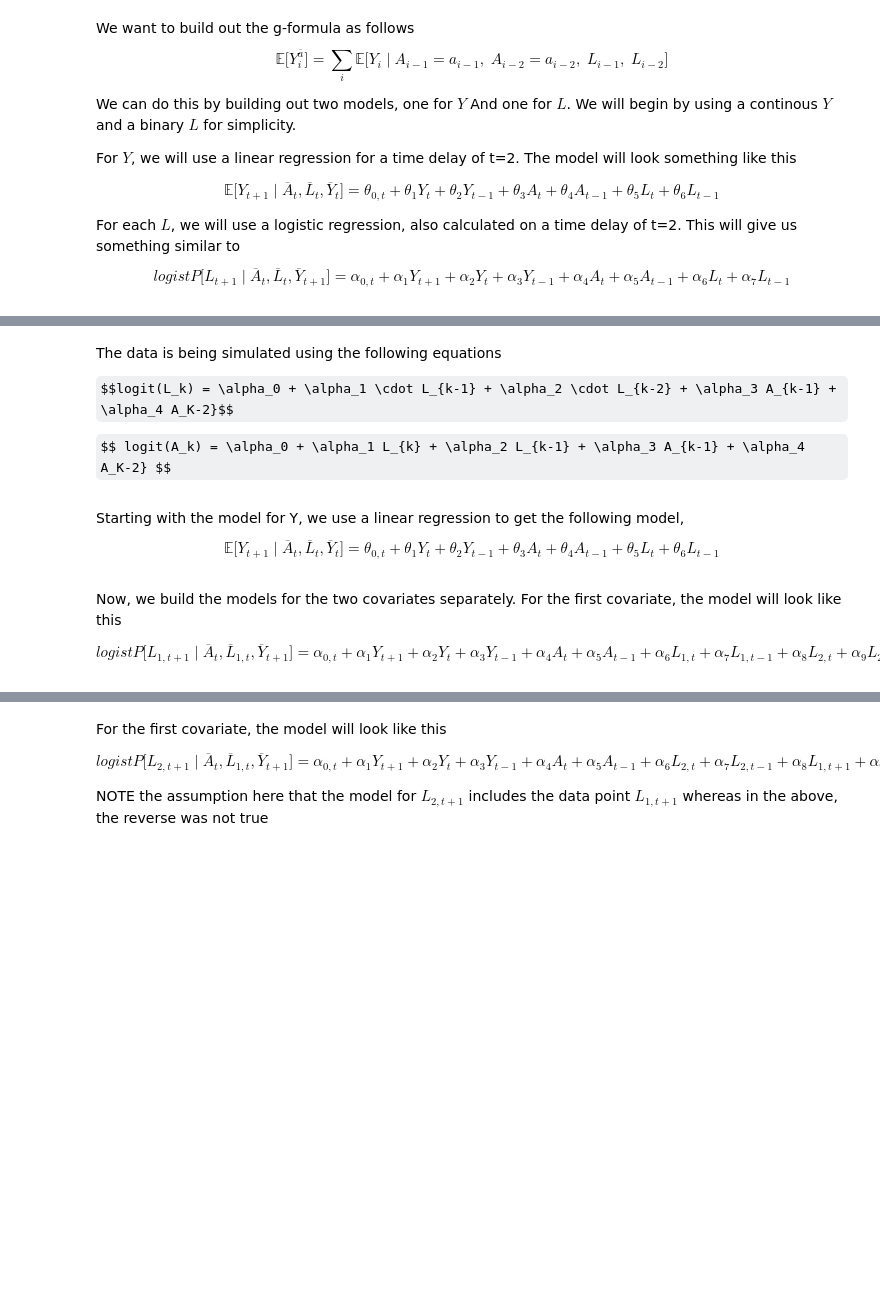
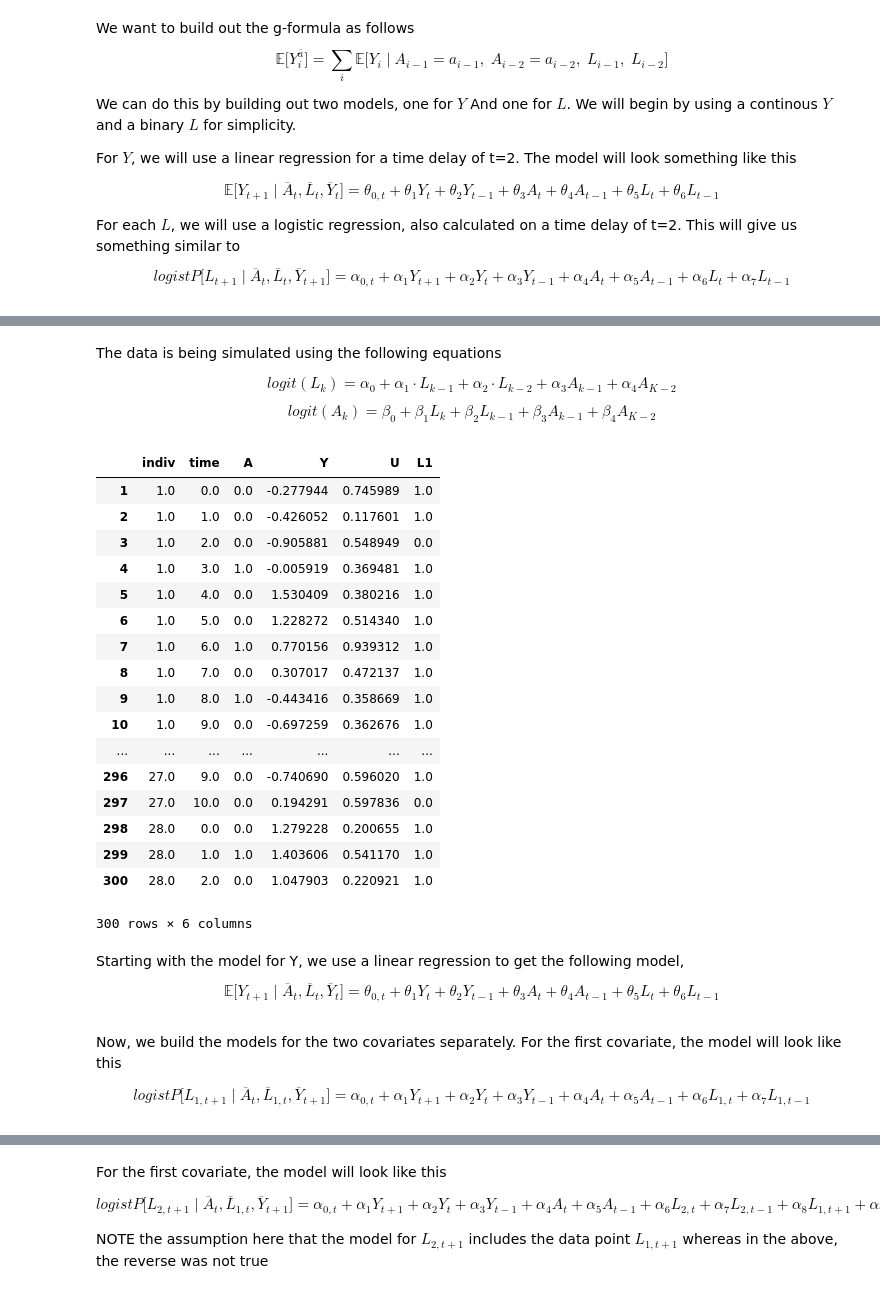
Before and after one commit to morganfb/Thesis, a Jupyter notebook: Second Iteration.ipynb, the cells around one changed output, grey strips where cells are left out. Cells and saved outputs as stored; diff of their text form; code cells hidden in the pictures; some formulas as TeX source; blank space fills up the shorter version.

```diff
--- a/Second Iteration.ipynb
+++ b/Second Iteration.ipynb
@@ -38,44 +38,49 @@ import statsmodels.formula.api as smf
 # %% [markdown]
 The data is being simulated using the following equations
 
-$$logit(L_k) = \alpha_0 + \alpha_1 \cdot L_{k-1} + \alpha_2 \cdot L_{k-2} + \alpha_3 A_{k-1} + \alpha_4 A_K-2}$$
+$$logit(L_k) = \alpha_0 + \alpha_1 \cdot L_{k-1} + \alpha_2 \cdot L_{k-2} + \alpha_3 A_{k-1} + \alpha_4 A_{K-2}$$
 
 
-$$ logit(A_k) = \alpha_0 + \alpha_1 L_{k} + \alpha_2 L_{k-1} + \alpha_3 A_{k-1} + \alpha_4 A_K-2} $$
+$$ logit(A_k) = \beta_0 + \beta_1 L_{k} + \beta_2 L_{k-1} + \beta_3 A_{k-1} + \beta_4 A_{K-2} $$
 # %%
 ## establishing constants
 indiv = 100   ## number of individuals in study
 # p1 = 0.75   ## probability of having covariate trait 1
 # p2 = 0.75  ## probability of having covariate trait 2
 # pA = 0.5   ## probability of receiving treatment
-alpha_0 = 2
-alpha_1 = 0.75
-alpha_2 = 2.5
-alpha_3 = -3.33
-alpha_4 = 1.72
 
-beta_0 = 6
-beta_1 = 2.6
-beta_2 = 0.3
-beta_3 = 1.5
-beta_4 = -3.9
 
 time = 10 ## number of time points being considered
-# t_delay = 2 ## number of time delays included in model
+t_delay = 2 ## number of time delays included in model
 
 ## building out simulated data
 columns = ["indiv", "time", "A", "Y", "U", "L1"]
 ## columns = ["indiv", "time", "A", "Y", "U", "L1", "L2"]
 df = pd.DataFrame(columns = columns)
+coefficient_df = pd.DataFrame(columns = ["indiv", "alpha_0", "alpha_1", "alpha_2", "alpha_3", "alpha_4", "beta_0", "beta_1", "beta_2", "beta_3", "beta_4"])
 df.head()
 
 for ii in range(1,indiv+1):
 
-    ## creating an unobserved variable that affects covariates
-    U = np.random.uniform(low = 0.1, high = 1)
+    alpha_0 = np.random.uniform(low = -1, high = 1)
+    alpha_1 = np.random.uniform(low = -1, high = 1)
+    alpha_2 = np.random.uniform(low = -1, high = 1)
+    alpha_3 = np.random.uniform(low = -1, high = 1)
+    alpha_4 = np.random.uniform(low = -1, high = 1)
 
+    beta_0 = np.random.uniform(low = -1, high = 1)
+    beta_1 = np.random.uniform(low = -1, high = 1)
+    beta_2 = np.random.uniform(low = -1, high = 1)
+    beta_3 = np.random.uniform(low = -1, high = 1)
+    beta_4 = np.random.uniform(low = -1, high = 1)
+
+    coefficient_df.loc[len(coefficient_df)+1] = [ii, alpha_0, alpha_1, alpha_2, alpha_3, alpha_4, beta_0, beta_1, beta_2, beta_3, beta_4, ]
 
     for jj in range(0, time+1):
+
+        ## creating an unobserved variable that affects covariates
+        U = np.random.uniform(low = 0.1, high = 1)
+
         if jj == 0:
             x_L = alpha_0 + U
             L1 = np.random.binomial(n=1, p = np.exp(x_L)/(1+np.exp(x_L)))
@@ -103,6 +108,27 @@ for ii in range(1,indiv+1):
         ## df.loc[len(df)+1] = [ii, jj, A, Y, U, L1, L2]
         df.loc[len(df)+1] = [ii, jj, A, Y, U, L1]
 # df.head(200)
+# %%
+df.head(300)
+# %% [output]
+|  | indiv | time | A | Y | U | L1 |
+| 1 | 1.0 | 0.0 | 0.0 | -0.277944 | 0.745989 | 1.0 |
+| 2 | 1.0 | 1.0 | 0.0 | -0.426052 | 0.117601 | 1.0 |
+| 3 | 1.0 | 2.0 | 0.0 | -0.905881 | 0.548949 | 0.0 |
+| 4 | 1.0 | 3.0 | 1.0 | -0.005919 | 0.369481 | 1.0 |
+| 5 | 1.0 | 4.0 | 0.0 | 1.530409 | 0.380216 | 1.0 |
+| 6 | 1.0 | 5.0 | 0.0 | 1.228272 | 0.514340 | 1.0 |
+| 7 | 1.0 | 6.0 | 1.0 | 0.770156 | 0.939312 | 1.0 |
+| 8 | 1.0 | 7.0 | 0.0 | 0.307017 | 0.472137 | 1.0 |
+| 9 | 1.0 | 8.0 | 1.0 | -0.443416 | 0.358669 | 1.0 |
+| 10 | 1.0 | 9.0 | 0.0 | -0.697259 | 0.362676 | 1.0 |
+| ... | ... | ... | ... | ... | ... | ... |
+| 296 | 27.0 | 9.0 | 0.0 | -0.740690 | 0.596020 | 1.0 |
+| 297 | 27.0 | 10.0 | 0.0 | 0.194291 | 0.597836 | 0.0 |
+| 298 | 28.0 | 0.0 | 0.0 | 1.279228 | 0.200655 | 1.0 |
+| 299 | 28.0 | 1.0 | 1.0 | 1.403606 | 0.541170 | 1.0 |
+| 300 | 28.0 | 2.0 | 0.0 | 1.047903 | 0.220921 | 1.0 |
+300 rows × 6 columns
 # %%
 # creating shifted values
 df["A_1"] = df.A.shift(1)
@@ -147,6 +173,6 @@ Y_model_df.to_csv("Y_model_data.csv")
 # %% [markdown]
 Now, we build the models for the two covariates separately.  For the first covariate, the model will look like this
 
-$$ logistP\big[L_{1, t+1} \mid \overline{A}_t, \overline{L}_{1,t}, \overline{Y}_{t+1} \big] = \alpha_{0,t} + \alpha_1 Y_{t+1} + \alpha_2 Y_{t} + \alpha_3 Y_{t-1} +  \alpha_4 A_{t}+ \alpha_5 A_{t-1} + \alpha_6 L_{1,t} + \alpha_7 L_{1,t-1} + \alpha_8 L_{2,t} + \alpha_9 L_{2,t-1} $$
+$$ logistP\big[L_{1, t+1} \mid \overline{A}_t, \overline{L}_{1,t}, \overline{Y}_{t+1} \big] = \alpha_{0,t} + \alpha_1 Y_{t+1} + \alpha_2 Y_{t} + \alpha_3 Y_{t-1} +  \alpha_4 A_{t}+ \alpha_5 A_{t-1} + \alpha_6 L_{1,t} + \alpha_7 L_{1,t-1}$$
 # %%
 ## Creating model for L1
```
Also changed, not shown: parts of 4 cells of this notebook, 2 other files.
